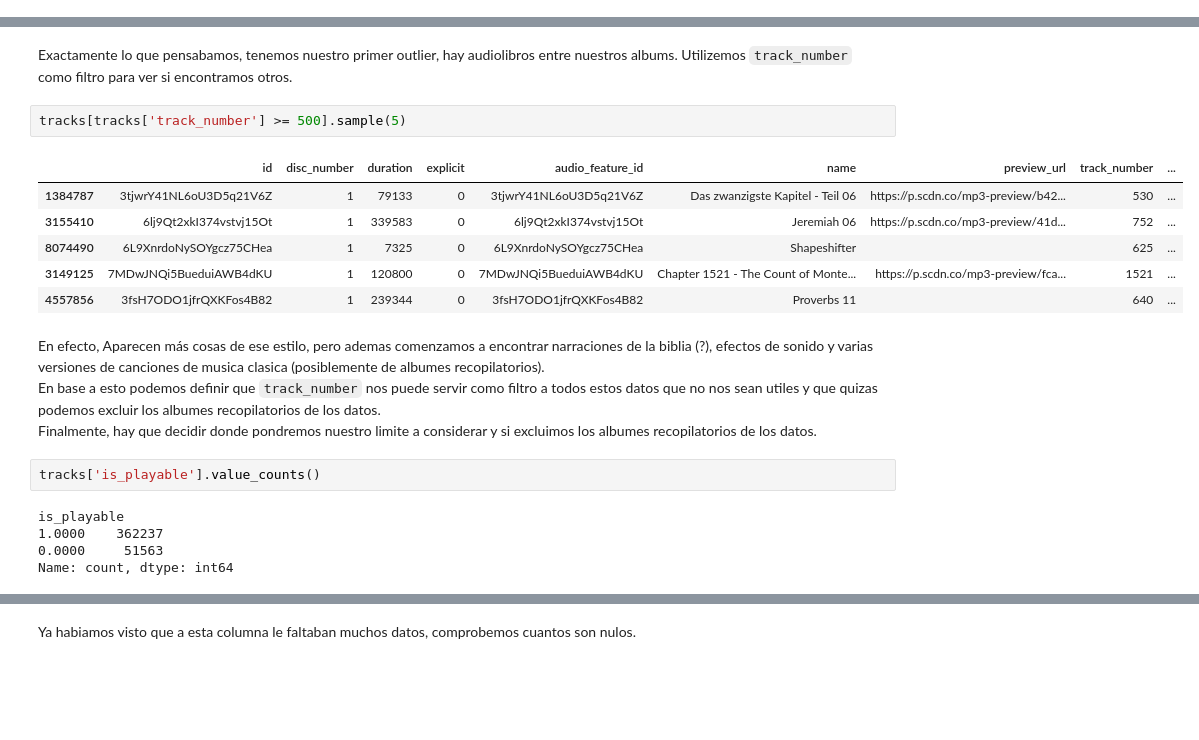
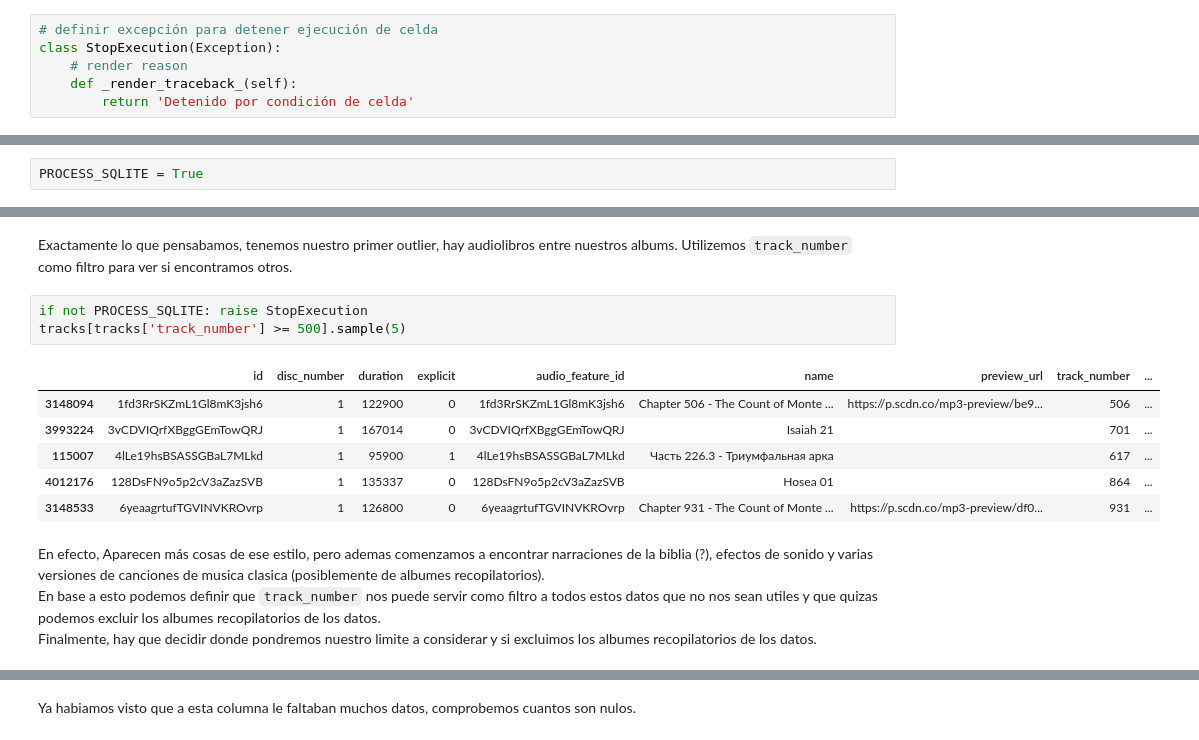
Before and after one commit to DamnXitri/spotify-data-mining, a Jupyter notebook: proyecto.ipynb, the cells around one changed output, grey strips where cells are left out. Cells and saved outputs as stored; diff of their text form; blank space fills up the shorter version.

```diff
--- a/proyecto.ipynb
+++ b/proyecto.ipynb
@@ -16,3 +20,9 @@ pd.set_option('display.max_colwidth', None)
 pd.set_option('display.max_columns', 50)
 pd.set_option('display.max_rows', 50)
 pd.set_option('display.float_format', lambda x: '%.4f' % x)
+# %%
+# definir excepción para detener ejecución de celda
+class StopExecution(Exception):
+    # render reason
+    def _render_traceback_(self):
+        return 'Detenido por condición de celda'
@@ -22,0 +136,2 @@ pd.set_option('display.float_format', lambda x: '%.4f' % x)
+# %%
+PROCESS_SQLITE = True
@@ -349,22 +502,16 @@ r_albums_tracks[
 # %% [markdown]
 Exactamente lo que pensabamos, tenemos nuestro primer outlier, hay audiolibros entre nuestros albums. Utilizemos `track_number` como filtro para ver si encontramos otros.
 # %%
+if not PROCESS_SQLITE: raise StopExecution
 tracks[tracks['track_number'] >= 500].sample(5)
 # %% [output]
 |  | id | disc_number | duration | explicit | audio_feature_id | name | preview_url | track_number | ... |
-| 1384787 | 3tjwrY41NL6oU3D5q21V6Z | 1 | 79133 | 0 | 3tjwrY41NL6oU3D5q21V6Z | Das zwanzigste Kapitel - Teil 06 | https://p.scdn.co/mp3-preview/b42... | 530 | ... |
-| 3155410 | 6lj9Qt2xkI374vstvj15Ot | 1 | 339583 | 0 | 6lj9Qt2xkI374vstvj15Ot | Jeremiah 06 | https://p.scdn.co/mp3-preview/41d... | 752 | ... |
-| 8074490 | 6L9XnrdoNySOYgcz75CHea | 1 | 7325 | 0 | 6L9XnrdoNySOYgcz75CHea | Shapeshifter |  | 625 | ... |
-| 3149125 | 7MDwJNQi5BueduiAWB4dKU | 1 | 120800 | 0 | 7MDwJNQi5BueduiAWB4dKU | Chapter 1521 - The Count of Monte... | https://p.scdn.co/mp3-preview/fca... | 1521 | ... |
-| 4557856 | 3fsH7ODO1jfrQXKFos4B82 | 1 | 239344 | 0 | 3fsH7ODO1jfrQXKFos4B82 | Proverbs 11 |  | 640 | ... |
+| 3148094 | 1fd3RrSKZmL1Gl8mK3jsh6 | 1 | 122900 | 0 | 1fd3RrSKZmL1Gl8mK3jsh6 | Chapter 506 - The Count of Monte ... | https://p.scdn.co/mp3-preview/be9... | 506 | ... |
+| 3993224 | 3vCDVIQrfXBggGEmTowQRJ | 1 | 167014 | 0 | 3vCDVIQrfXBggGEmTowQRJ | Isaiah 21 |  | 701 | ... |
+| 115007 | 4lLe19hsBSASSGBaL7MLkd | 1 | 95900 | 1 | 4lLe19hsBSASSGBaL7MLkd | Часть 226.3 - Триумфальная арка |  | 617 | ... |
+| 4012176 | 128DsFN9o5p2cV3aZazSVB | 1 | 135337 | 0 | 128DsFN9o5p2cV3aZazSVB | Hosea 01 |  | 864 | ... |
+| 3148533 | 6yeaagrtufTGVINVKROvrp | 1 | 126800 | 0 | 6yeaagrtufTGVINVKROvrp | Chapter 931 - The Count of Monte ... | https://p.scdn.co/mp3-preview/df0... | 931 | ... |
 # %% [markdown]
 En efecto, Aparecen más cosas de ese estilo, pero ademas comenzamos a encontrar narraciones de la biblia (?), efectos de sonido y varias versiones de canciones de musica clasica (posiblemente de albumes recopilatorios). \
 En base a esto podemos definir que `track_number` nos puede servir como filtro a todos estos datos que no nos sean utiles y que quizas podemos excluir los albumes recopilatorios de los datos. \
 Finalmente, hay que decidir donde pondremos nuestro limite a considerar y si excluimos los albumes recopilatorios de los datos.
-# %%
-tracks['is_playable'].value_counts()
-# %% [output]
-is_playable
-1.0000    362237
-0.0000     51563
-Name: count, dtype: int64
```
Also changed, not shown: parts of 149 cells of this notebook, 2 other files.
